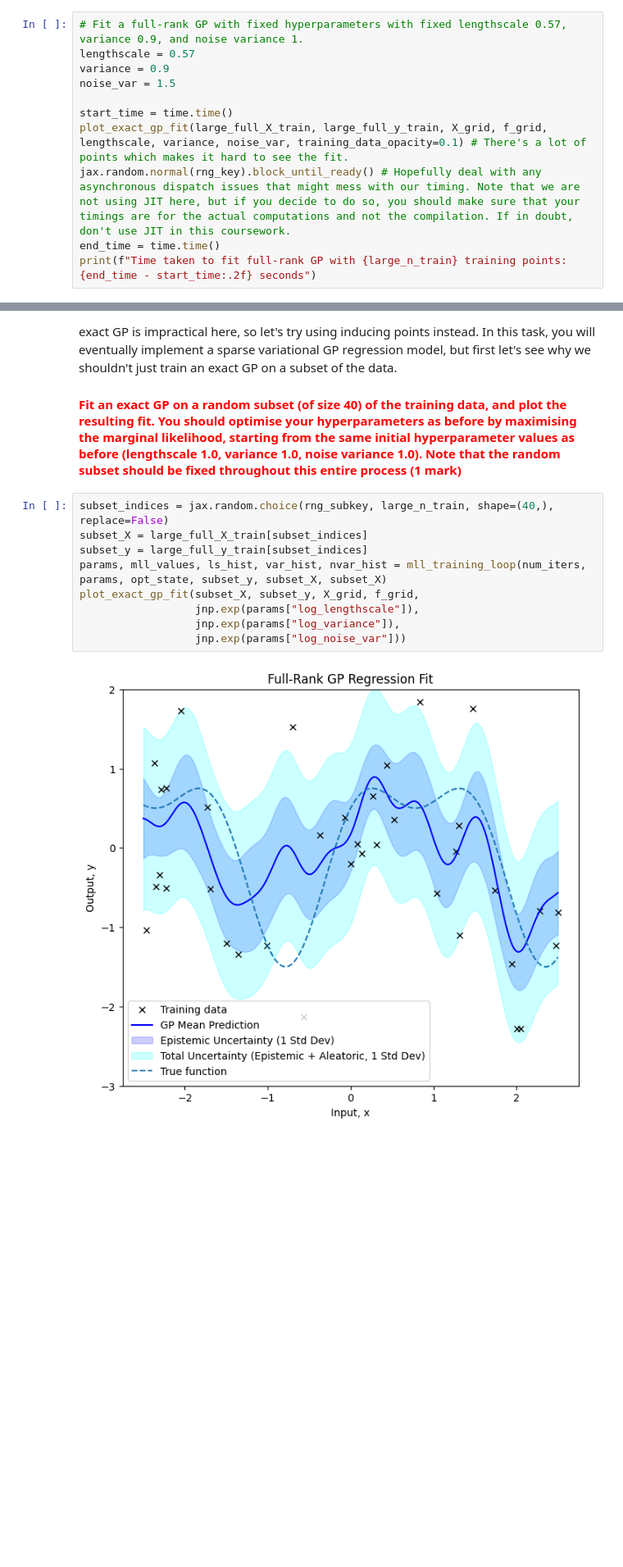
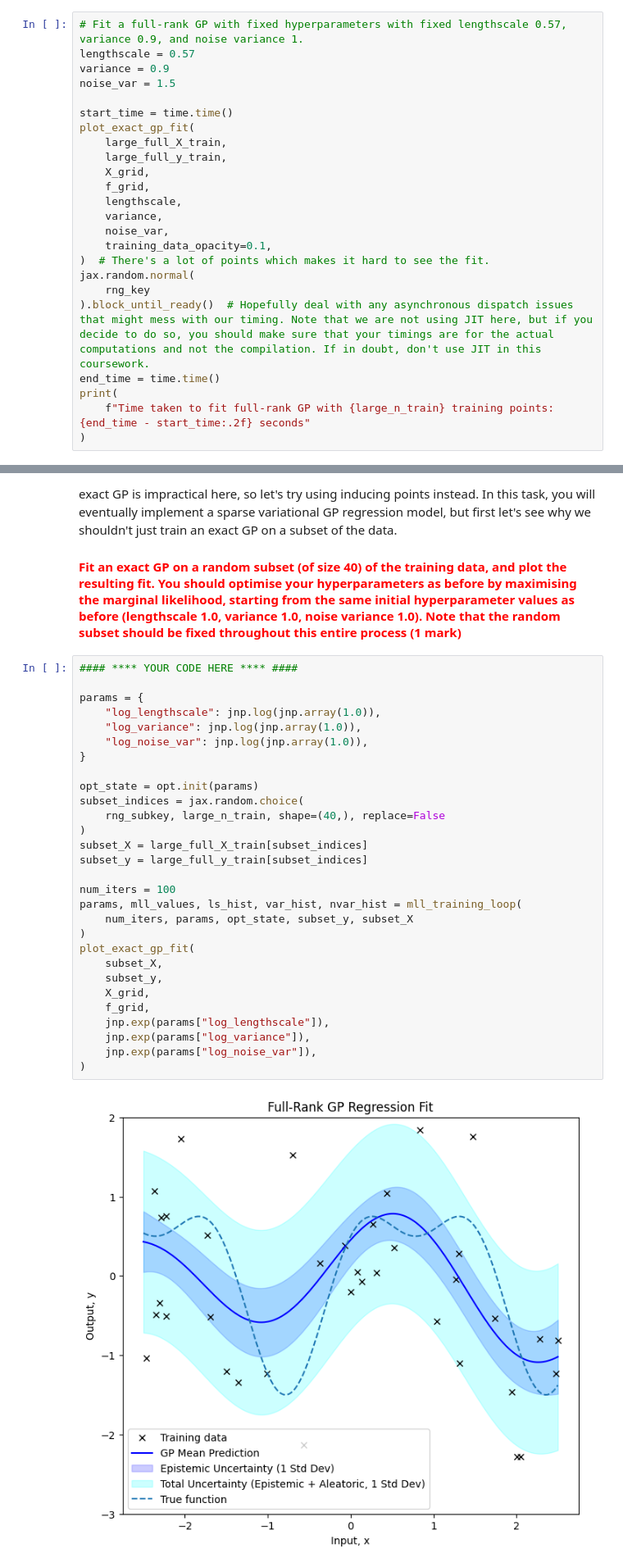
Before and after one commit to Epetch/Bayesian-ML-CW-2, a Jupyter notebook: cw2_partA.ipynb, the cells around one changed output, grey strips where cells are left out. Shown at 82% size. Cells and saved outputs as stored; diff of their text form; blank space fills up the shorter version.

```diff
--- a/cw2_partA.ipynb
+++ b/cw2_partA.ipynb
@@ -451,9 +554,22 @@ variance = 0.9
 noise_var = 1.5
 
 start_time = time.time()
-plot_exact_gp_fit(large_full_X_train, large_full_y_train, X_grid, f_grid, lengthscale, variance, noise_var, training_data_opacity=0.1) # There's a lot of points which makes it hard to see the fit.
-jax.random.normal(rng_key).block_until_ready() # Hopefully deal with any asynchronous dispatch issues that might mess with our timing. Note that we are not using JIT here, but if you decide to do so, you should make sure that your timings are for the actual computations and not the compilation. If in doubt, don't use JIT in this coursework.
+plot_exact_gp_fit(
+    large_full_X_train,
+    large_full_y_train,
+    X_grid,
+    f_grid,
+    lengthscale,
+    variance,
+    noise_var,
+    training_data_opacity=0.1,
+)  # There's a lot of points which makes it hard to see the fit.
+jax.random.normal(
+    rng_key
+).block_until_ready()  # Hopefully deal with any asynchronous dispatch issues that might mess with our timing. Note that we are not using JIT here, but if you decide to do so, you should make sure that your timings are for the actual computations and not the compilation. If in doubt, don't use JIT in this coursework.
 end_time = time.time()
-print(f"Time taken to fit full-rank GP with {large_n_train} training points: {end_time - start_time:.2f} seconds")
+print(
+    f"Time taken to fit full-rank GP with {large_n_train} training points: {end_time - start_time:.2f} seconds"
+)
 # %% [output]
 [figure]
@@ -463,16 +579,36 @@ That's a substantial run time for a single fit, and we were cheating by not opti
 
 #### <font color="red"> Fit an exact GP on a random subset (of size 40) of the training data, and plot the resulting fit. You should optimise your hyperparameters as before by maximising the marginal likelihood, starting from the same initial hyperparameter values as before (lengthscale 1.0, variance 1.0, noise variance 1.0). Note that the random subset should be fixed throughout this entire process (1 mark) </font>
 # %%
-subset_indices = jax.random.choice(rng_subkey, large_n_train, shape=(40,), replace=False)
+#### **** YOUR CODE HERE **** ####
+
+params = {
+    "log_lengthscale": jnp.log(jnp.array(1.0)),
+    "log_variance": jnp.log(jnp.array(1.0)),
+    "log_noise_var": jnp.log(jnp.array(1.0)),
+}
+
+opt_state = opt.init(params)
+subset_indices = jax.random.choice(
+    rng_subkey, large_n_train, shape=(40,), replace=False
+)
 subset_X = large_full_X_train[subset_indices]
 subset_y = large_full_y_train[subset_indices]
-params, mll_values, ls_hist, var_hist, nvar_hist = mll_training_loop(num_iters, params, opt_state, subset_y, subset_X, subset_X)
-plot_exact_gp_fit(subset_X, subset_y, X_grid, f_grid,
-                  jnp.exp(params["log_lengthscale"]),
-                  jnp.exp(params["log_variance"]),
-                  jnp.exp(params["log_noise_var"]))
+
+num_iters = 100
+params, mll_values, ls_hist, var_hist, nvar_hist = mll_training_loop(
+    num_iters, params, opt_state, subset_y, subset_X
+)
+plot_exact_gp_fit(
+    subset_X,
+    subset_y,
+    X_grid,
+    f_grid,
+    jnp.exp(params["log_lengthscale"]),
+    jnp.exp(params["log_variance"]),
+    jnp.exp(params["log_noise_var"]),
+)
 # %% [output]
-[figure, old version]
+[figure, new version]
 # %% [markdown]
 You probably observed that the fit is very poor, not really capturing our underlying function at all, because the data is so noisy. Ideally, we'd like the subset of data to track the shape of the underlying function. However, remember that in practice we don't actually know the underlying function (that's the whole point of doing regression), so cherry-picking a nice subset of data is difficult. But maybe we can do better than random selection by using a clustering algorithm to "summarise" the data slightly more intelligently?
 
```
Also changed, not shown: parts of 22 cells of this notebook.
